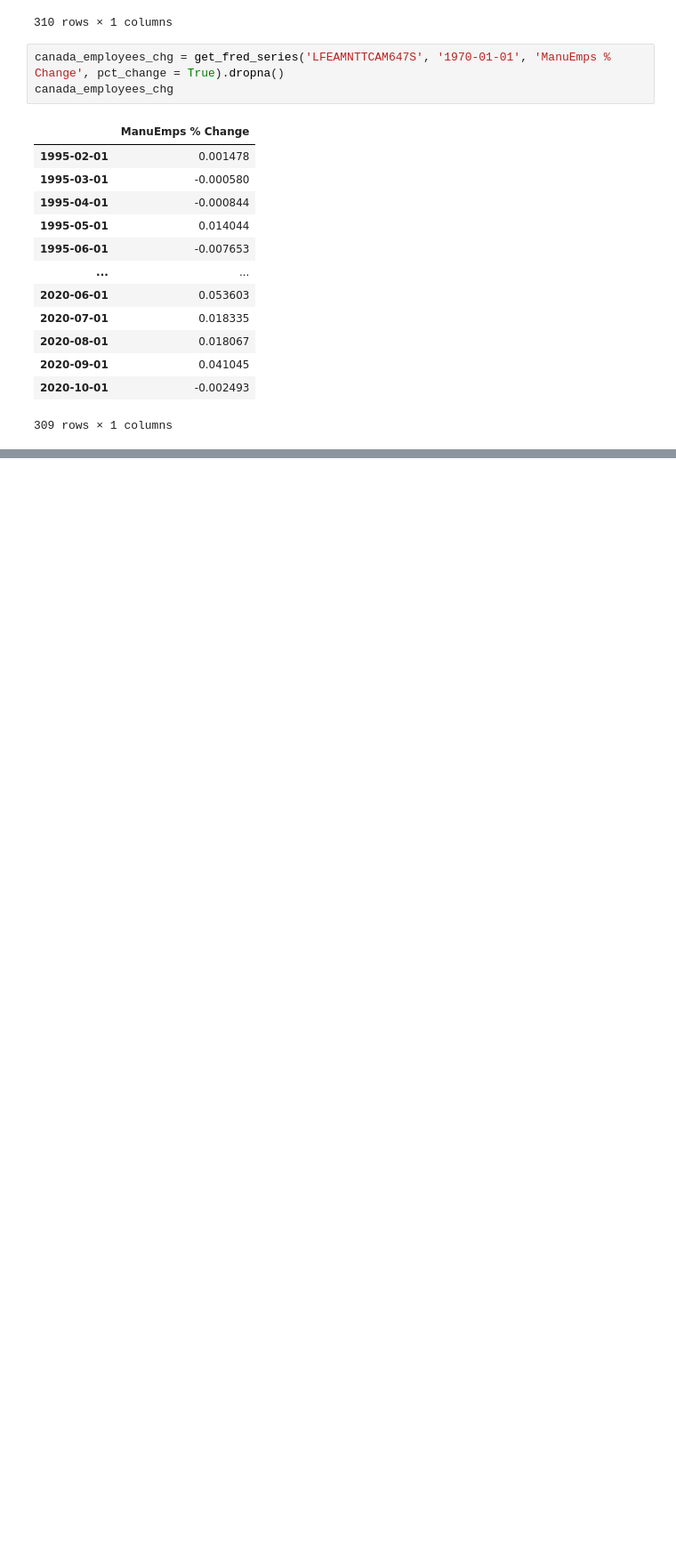
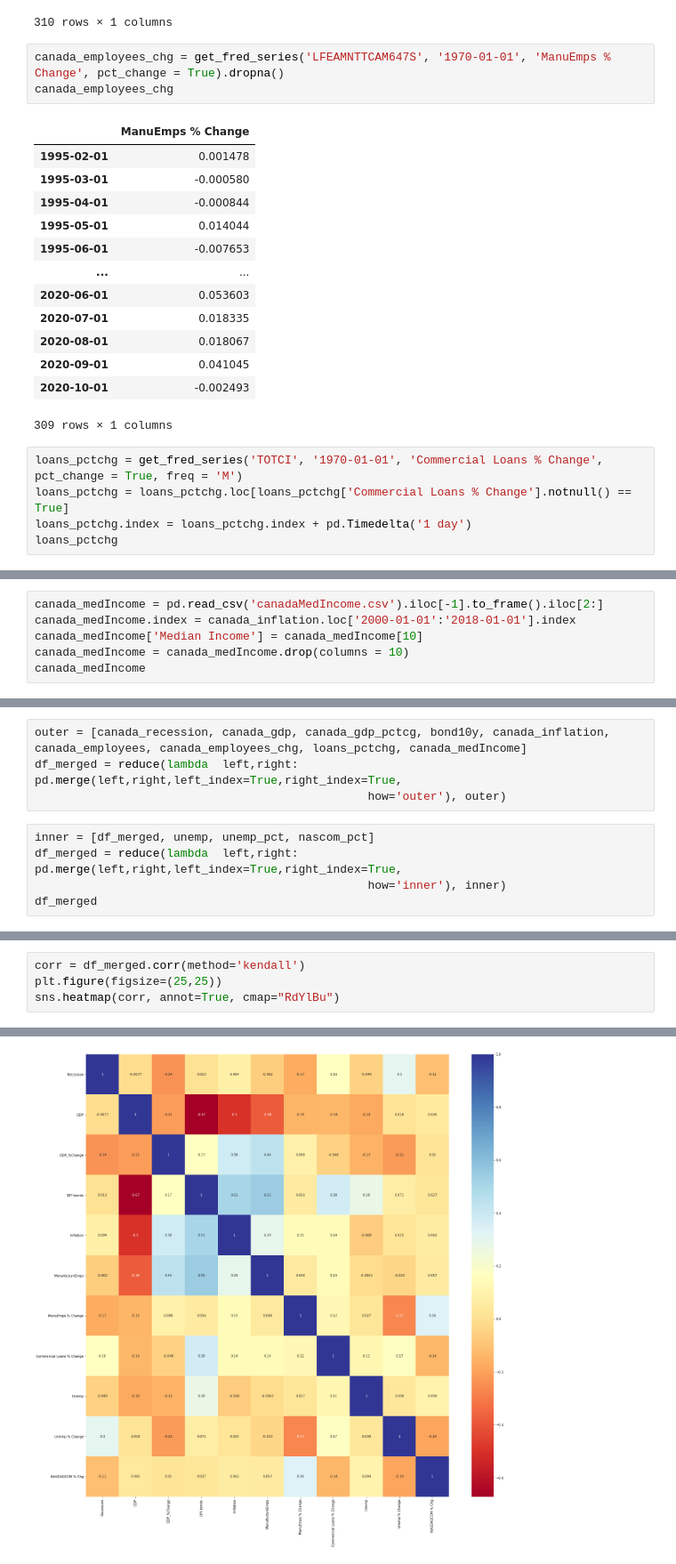
Before and after one commit to AvaneeshKolluri/MacroPredictionsProject, a Jupyter notebook: CanadaData.ipynb, the cells around one changed output, grey strips where cells are left out. Shown at 89% size. Drawn from its saved outputs; the diff is of its cells as text; blank space fills up the shorter version.

Commit message:
added canada data files more done

```diff
--- a/CanadaData.ipynb
+++ b/CanadaData.ipynb
@@ -218,3 +218,8 @@ canada_employees_chg
 | 2020-09-01 | 0.041045 |
 | 2020-10-01 | -0.002493 |
 309 rows × 1 columns
+# %%
+loans_pctchg = get_fred_series('TOTCI', '1970-01-01', 'Commercial Loans % Change', pct_change = True, freq = 'M')
+loans_pctchg = loans_pctchg.loc[loans_pctchg['Commercial Loans % Change'].notnull() == True]
+loans_pctchg.index = loans_pctchg.index + pd.Timedelta('1 day')
+loans_pctchg
@@ -220,0 +240,6 @@ canada_employees_chg
+# %%
+canada_medIncome = pd.read_csv('canadaMedIncome.csv').iloc[-1].to_frame().iloc[2:]
+canada_medIncome.index = canada_inflation.loc['2000-01-01':'2018-01-01'].index
+canada_medIncome['Median Income'] = canada_medIncome[10]
+canada_medIncome = canada_medIncome.drop(columns = 10)
+canada_medIncome
@@ -220,0 +267,9 @@ canada_employees_chg
+# %%
+outer = [canada_recession, canada_gdp, canada_gdp_pctcg, bond10y, canada_inflation, canada_employees, canada_employees_chg, loans_pctchg, canada_medIncome]
+df_merged = reduce(lambda  left,right: pd.merge(left,right,left_index=True,right_index=True,
+                                                how='outer'), outer)
+# %%
+inner = [df_merged, unemp, unemp_pct, nascom_pct]
+df_merged = reduce(lambda  left,right: pd.merge(left,right,left_index=True,right_index=True,
+                                                how='inner'), inner)
+df_merged
@@ -220,0 +290,5 @@ canada_employees_chg
+# %%
+corr = df_merged.corr(method='kendall')
+plt.figure(figsize=(25,25))
+sns.heatmap(corr, annot=True, cmap="RdYlBu")
+# %% [output]
@@ -220,0 +296 @@ canada_employees_chg
+[figure, added]
```
Also changed, not shown: parts of 7 cells of this notebook, 1 other file.
